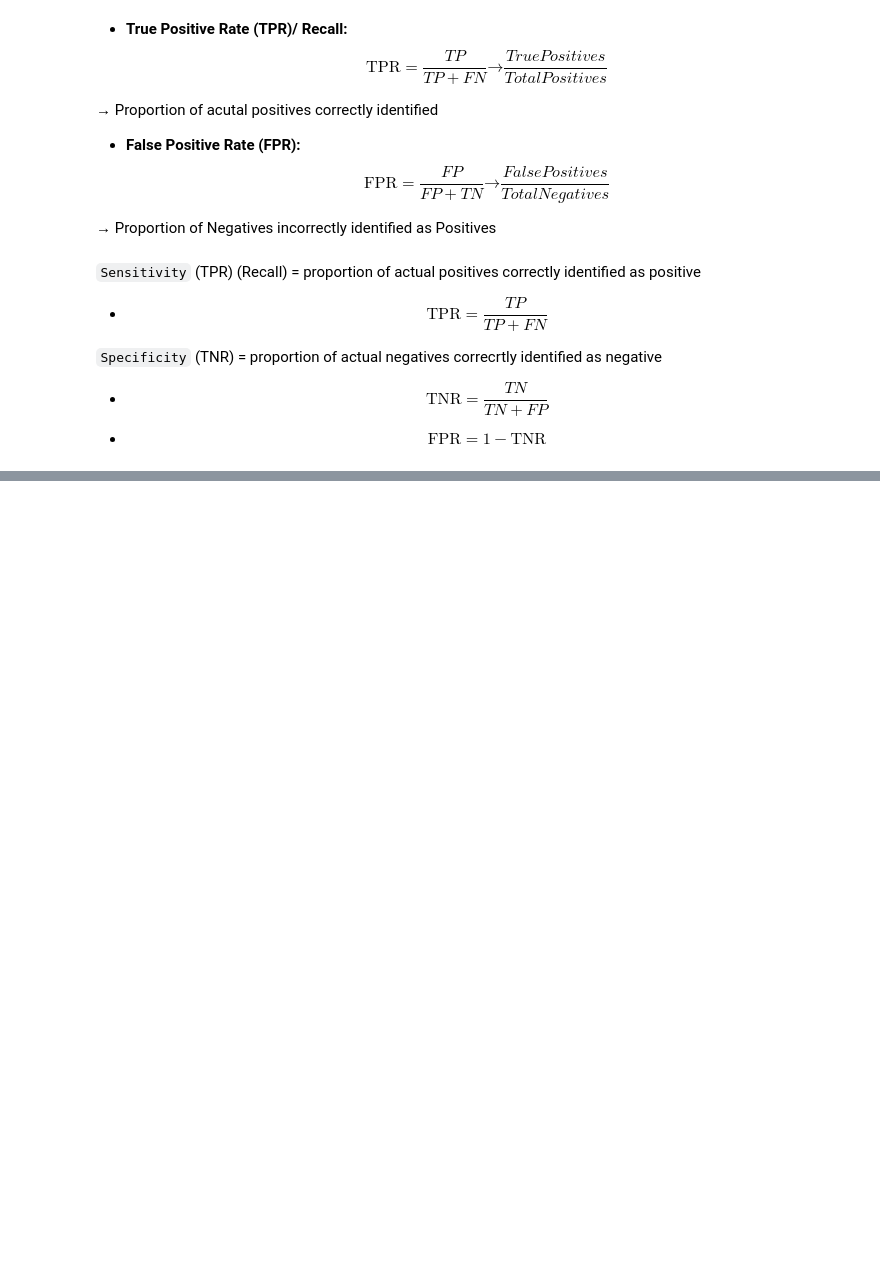
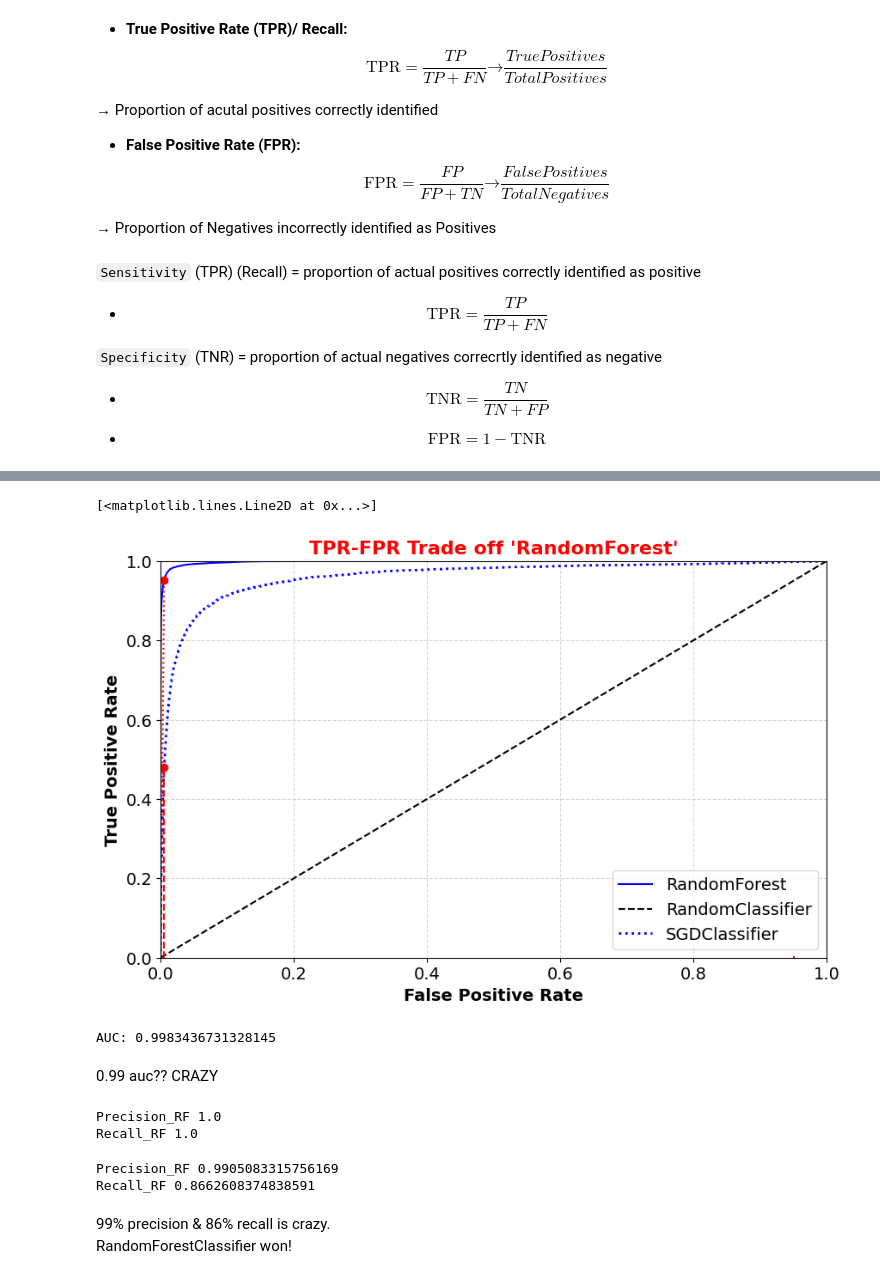
Before and after one commit to ArunNegi112/Machine_Learning, a Jupyter notebook: 3_Classification/1_classification.ipynb, the cells around one changed output, grey strips where cells are left out. Cells and saved outputs as stored; diff of their text form; code cells hidden in the pictures; blank space fills up the shorter version.

```diff
--- a/3_Classification/1_classification.ipynb
+++ b/3_Classification/1_classification.ipynb
@@ -591,0 +612,5 @@ _An Ideal classifier should stay far away to the top left of this line_
+# %%
+from sklearn.ensemble import RandomForestClassifier
+
+random_forest = RandomForestClassifier(random_state=42)
+random_forest.fit(X_Train,y_train_5)
@@ -591,0 +619,3 @@ _An Ideal classifier should stay far away to the top left of this line_
+# %%
+y_probas = cross_val_predict(random_forest,X_Train,y_train_5,cv=3,method='predict_proba')
+y_probas
@@ -591,0 +630,2 @@ _An Ideal classifier should stay far away to the top left of this line_
+# %%
+y_scores_randomforest=y_probas[:,1]
@@ -591,0 +644,58 @@ _An Ideal classifier should stay far away to the top left of this line_
+# %%
+## Plot ROC curve
+# ROC curve expects 'score' → We using 'Probability of positive class' (column 1)
+
+fpr_forest, tpr_forest, threshold = roc_curve(y_train_5,y_scores_randomforest)
+
+
+## Plot the curve
+plot_tpr_fr(tpr_forest,fpr_forest,"RandomForest")   #Plot RandomForest ROC curve
+plt.plot(fpr,tpr,"b:",linewidth=2,label='SGDClassifier')
+plt.legend()
+
+
+## Getting point with >=90% precision
+#For SGD
+recall_when_precision_more_than_90 = recall[np.argmax(precision>=.90)]
+fpr_at_90_precision = fpr[np.argmax(tpr>=recall_when_precision_more_than_90)]
+#plot this "Point"
+plt.plot([fpr_at_that_precision,fpr_at_that_precision],[0.0,recall_when_precision_more_than_90],'r--')
+plt.plot([0.0,fpr_at_that_precision],[recall_when_precision_more_than_90,recall_when_precision_more_than_90],'r--')
+plt.plot([fpr_at_that_precision],[recall_when_precision_more_than_90],'ro')
+
+#For RandomForest
+recall_for_forest = tpr_forest[np.argmax(fpr_forest>=fpr_at_90_precision)]
+
+plt.plot([0.0,fpr_at_90_precision],[0.0,recall_for_forest],'r:')
+plt.plot([recall_for_forest,recall_for_forest],[0.0,fpr_at_90_precision],'r:')
+plt.plot([fpr_at_90_precision],[recall_for_forest],'ro')
+# %% [output]
+[<matplotlib.lines.Line2D at 0x...>]
+[figure, added]
+# %%
+print("AUC:",roc_auc_score(y_train_5,y_scores_randomforest))
+# %% [output]
+AUC: 0.9983436731328145
+# %% [markdown]
+0.99 auc?? CRAZY
+# %%
+Random_forest_pred = random_forest.predict(X_Train)
+print('Precision_RF', precision_score(y_train_5,Random_forest_pred))
+print('Recall_RF',recall_score(y_train_5,Random_forest_pred))
+
+# Highlighting this mistake!
+# We dont calculate performance measure by actual predictors which are trained already,
+# use cross_val_predict to get clean predictions
+# %% [output]
+Precision_RF 1.0
+Recall_RF 1.0
+# %%
+Random_forest_pred = cross_val_predict(random_forest,X_Train,y_train_5,cv=3)
+print('Precision_RF', precision_score(y_train_5,Random_forest_pred))
+print('Recall_RF',recall_score(y_train_5,Random_forest_pred))
+# %% [output]
+Precision_RF 0.9905083315756169
+Recall_RF 0.8662608374838591
+# %% [markdown]
+99% precision & 86% recall is crazy.
+RandomForestClassifier won!
```
Also changed, not shown: parts of 15 cells of this notebook.
